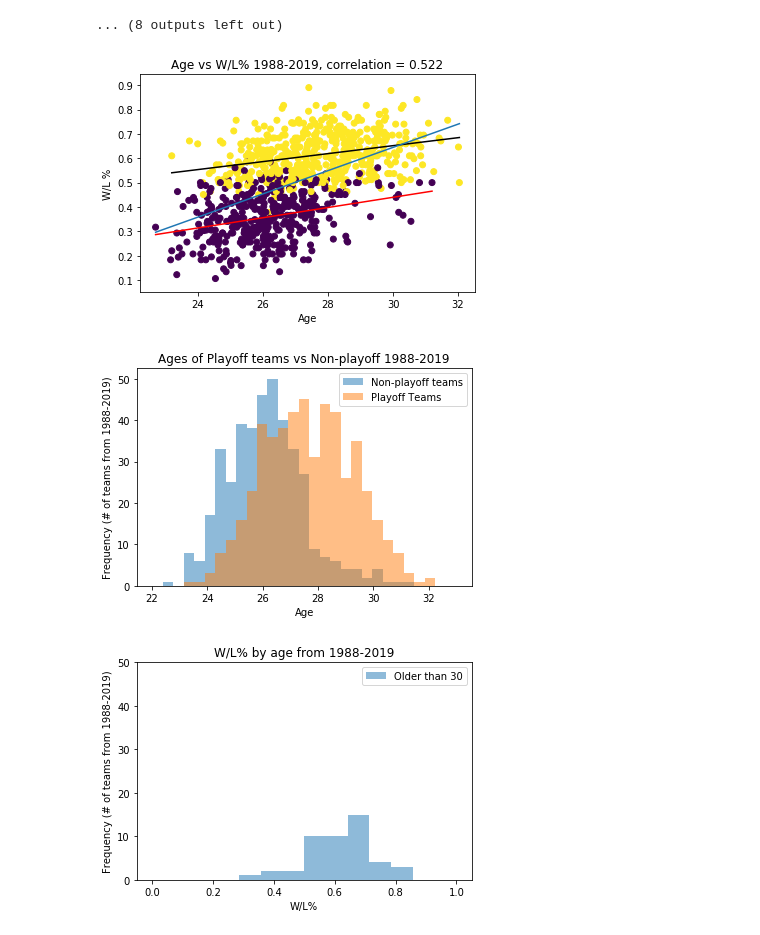
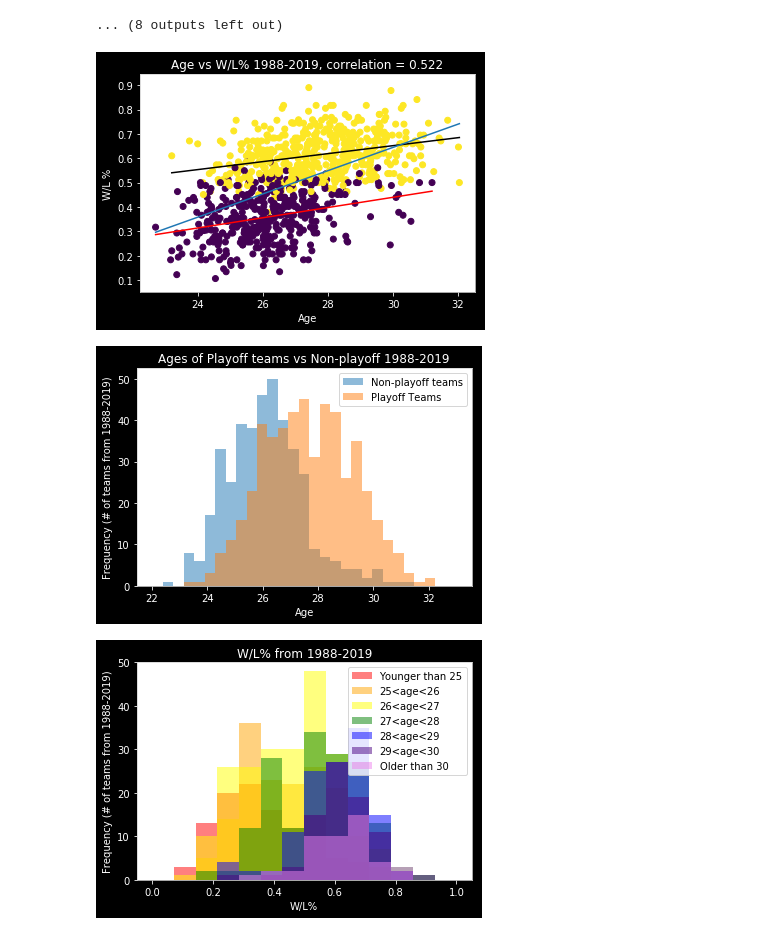
Before and after one commit to yoelferd/NBA-analytics, a Jupyter notebook: Age x MP vs WL.ipynb, the cells around one changed output. Saved outputs shown, nothing was run; the diff lists cells and outputs as text; code cells hidden in the pictures.

```diff
--- a/Age x MP vs WL.ipynb
+++ b/Age x MP vs WL.ipynb
@@ -214,7 +214,7 @@ def plot_age_range(start_year,end_year):
 
     plt.xlabel("Age")
     plt.ylabel("W/L %")
-    plt.title("Age vs W/L% "+ str(start_year)+"-"+str(end_year)+", correlation = "+(str(round(correlation,3))))
+    plt.title("Age vs W/L% "+ str(start_year)+"-"+str(end_year)+", correlation = "+(str(round(correlation,3))),color='w')
     f.show()
 
     g = plt.figure(2)
@@ -225,42 +225,72 @@ def plot_age_range(start_year,end_year):
     plt.hist(x, bins, alpha=0.5, label='Non-playoff teams')
     plt.hist(y, bins, alpha=0.5, label='Playoff Teams')
     plt.legend(loc='upper right')
     plt.xlabel("Age")
     plt.ylabel("Frequency (# of teams from " +str(start_year)+"-"+str(end_year)+")")
-    plt.title("Ages of Playoff teams vs Non-playoff " +str(start_year)+"-"+str(end_year)+"")
+    plt.title("Ages of Playoff teams vs Non-playoff " +str(start_year)+"-"+str(end_year)+"",color='w')
     g.show()
 
     h = plt.figure(3)
 
     x = df[(df['ages']<25)]["W/L%"]
     y1 = df[(df['ages']>=25)&(df['ages']<26)]["W/L%"]
     y2 = df[(df['ages']>=26)&(df['ages']<27)]["W/L%"]
     y3 = df[(df['ages']>=27)&(df['ages']<28)]["W/L%"]
     y4 = df[(df['ages']>=28)&(df['ages']<29)]["W/L%"]
     y5 = df[(df['ages']>=29)&(df['ages']<30)]["W/L%"]
     y6 = df[df['ages']>=30]["W/L%"]
+
+    m,m1,m2,m3,m4,m5,m6 = x.mean(),y1.mean(),y2.mean(),y3.mean(),y4.mean(),y5.mean(),y6.mean()
+
     bins = numpy.linspace(0, 1,15)
     plt.ylim(0,50)
 
+    plt.rcParams.update({
+    "lines.color": "white",
+    "patch.edgecolor": "white",
+    "text.color": "black",
+    "axes.facecolor": "white",
+    "axes.edgecolor": "lightgray",
+    "axes.labelcolor": "white",
+    "xtick.color": "white",
+    "ytick.color": "white",
+    "grid.color": "lightgray",
+    "figure.facecolor": "black",
+    "figure.edgecolor": "black",
+    "savefig.facecolor": "black",
+    "savefig.edgecolor": "black"})
 
-#     plt.hist(x, bins, alpha=0.5, label='Younger than 25')
-#     plt.hist(y1, bins, alpha=0.5, label='25<x<26')
-#     plt.hist(y2, bins, alpha=0.5, label='26<x<27')
-#     plt.hist(y3, bins, alpha=0.5, label='27<x<28')
-#     plt.hist(y4, bins, alpha=0.5, label='28<x<29')
-#     plt.hist(y5, bins, alpha=0.5, label='29<x<30')
-    plt.hist(y6, bins, alpha=0.5, label='Older than 30')
+    plt.hist(x, bins, alpha=0.5, label='Younger than 25',color='red')
+#     plt.annotate("mean W/L%: "+str(round(m,3)*100)+"%",(0,45))
 
+    plt.hist(y1, bins, alpha=0.5, label='25<age<26',color='orange')
+#     plt.annotate("mean W/L%: "+str(round(m1,3)*100)+"%",(0,45))
+
+    plt.hist(y2, bins, alpha=0.5, label='26<age<27',color='yellow')
+#     plt.annotate("mean W/L%: "+str(round(m2,3)*100)+"%",(0,45))
+
+    plt.hist(y3, bins, alpha=0.5, label='27<age<28',color='green')
+#     plt.annotate("mean W/L%: "+str(round(m3,3)*100)+"%",(0,45))
+
+    plt.hist(y4, bins, alpha=0.5, label='28<age<29',color='blue')
+#     plt.annotate("mean W/L%: "+str(round(m4*100,1))+"%",(0,45))
+
+    plt.hist(y5, bins, alpha=0.5, label='29<age<30',color='indigo')
+#     plt.annotate("mean W/L%: "+str(round(m5,3)*100)+"%",(0,45))
+
+    plt.hist(y6, bins, alpha=0.5, label='Older than 30',color='violet')
+#     plt.annotate("mean W/L%: "+str(round(m6,3)*100)+"%",(0,45))
 
     plt.legend(loc='upper right')
     plt.xlabel("W/L%")
     plt.ylabel("Frequency (# of teams from " +str(start_year)+"-"+str(end_year)+")")
-    plt.title("W/L% by age from " +str(start_year)+"-"+str(end_year)+"")
+    plt.title("W/L% from " +str(start_year)+"-"+str(end_year)+"",color='w')
+
     h.show()
 
 
 plot_age_range(1988,2019)
 # %% [output]
-[figure, old version]
+[figure, new version]
-[figure, old version]
+[figure, new version]
-[figure, old version]
+[figure, new version]
```
